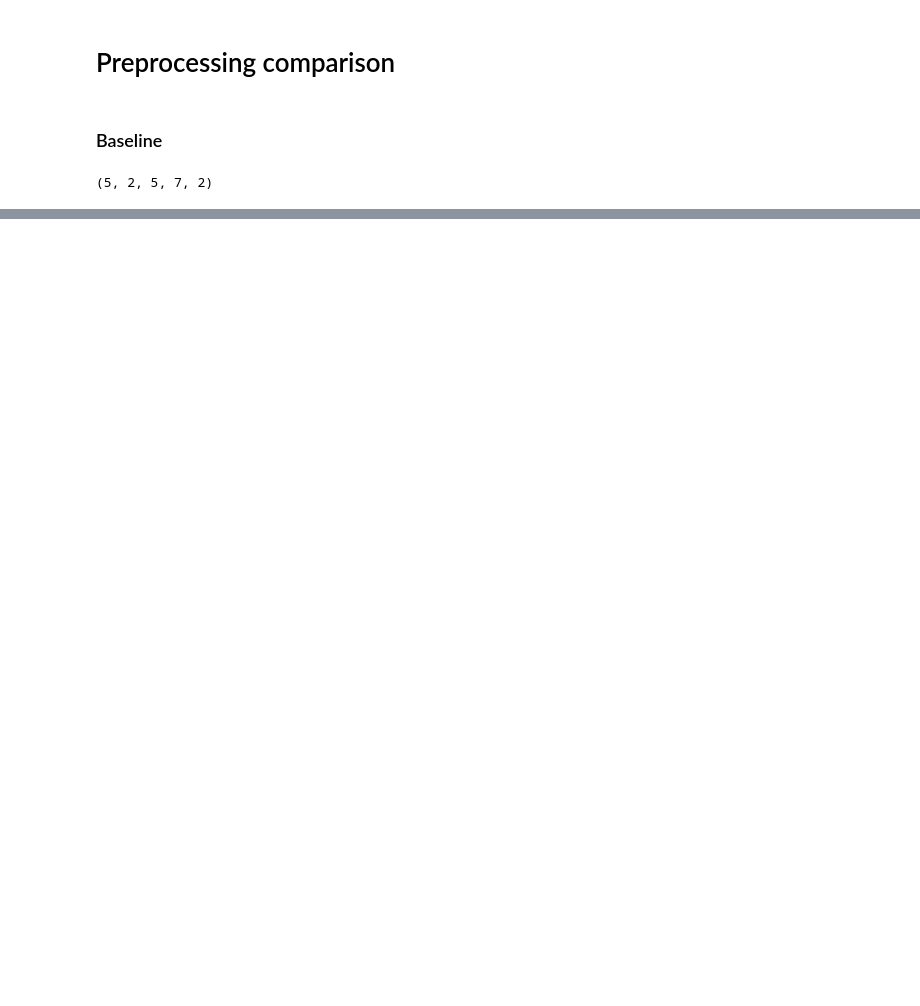
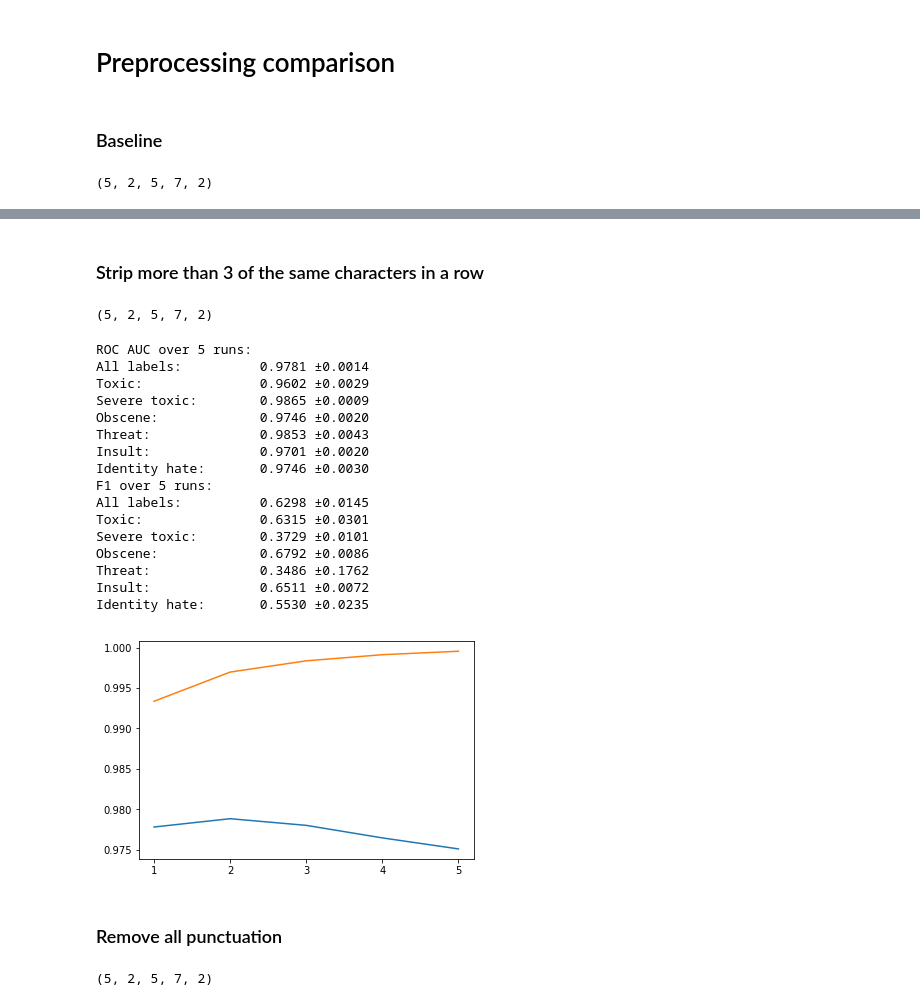
Before and after one commit to kogelnikp/toxic-comment-experiments, a Jupyter notebook: visualize_results.ipynb, the cells around one changed output, grey strips where cells are left out. Cells and saved outputs as stored; diff of their text form; code cells hidden in the pictures; blank space fills up the shorter version.

Commit message:
added new preprocessing experiments

```diff
--- a/visualize_results.ipynb
+++ b/visualize_results.ipynb
@@ -210,0 +216,35 @@ Identity hate:       0.5523 ±0.0160
+# %% [markdown]
+### Strip more than 3 of the same characters in a row
+# %%
+ep2_scores = np.load('data/scores/preprocessing/e2_scores_1544182966.0022054.npy')
+ep2_scores.shape
+# %% [output]
+(5, 2, 5, 7, 2)
+# %%
+calculated_all_metrics(ep2_scores)
+plot_learningcurve(ep2_scores, Labels.ALL, Metrics.ROC_AUC)
+# %% [output]
+ROC AUC over 5 runs:
+All labels:          0.9781 ±0.0014
+Toxic:               0.9602 ±0.0029
+Severe toxic:        0.9865 ±0.0009
+Obscene:             0.9746 ±0.0020
+Threat:              0.9853 ±0.0043
+Insult:              0.9701 ±0.0020
+Identity hate:       0.9746 ±0.0030
+F1 over 5 runs:
+All labels:          0.6298 ±0.0145
+Toxic:               0.6315 ±0.0301
+Severe toxic:        0.3729 ±0.0101
+Obscene:             0.6792 ±0.0086
+Threat:              0.3486 ±0.1762
+Insult:              0.6511 ±0.0072
+Identity hate:       0.5530 ±0.0235
+[figure, added]
+# %% [markdown]
+### Remove all punctuation
+# %%
+ep3_scores = np.load('data/scores/preprocessing/e3_scores_1544214485.001909.npy')
+ep3_scores.shape
+# %% [output]
+(5, 2, 5, 7, 2)
```
Also changed, not shown: parts of 8 cells of this notebook, 2 other files.
